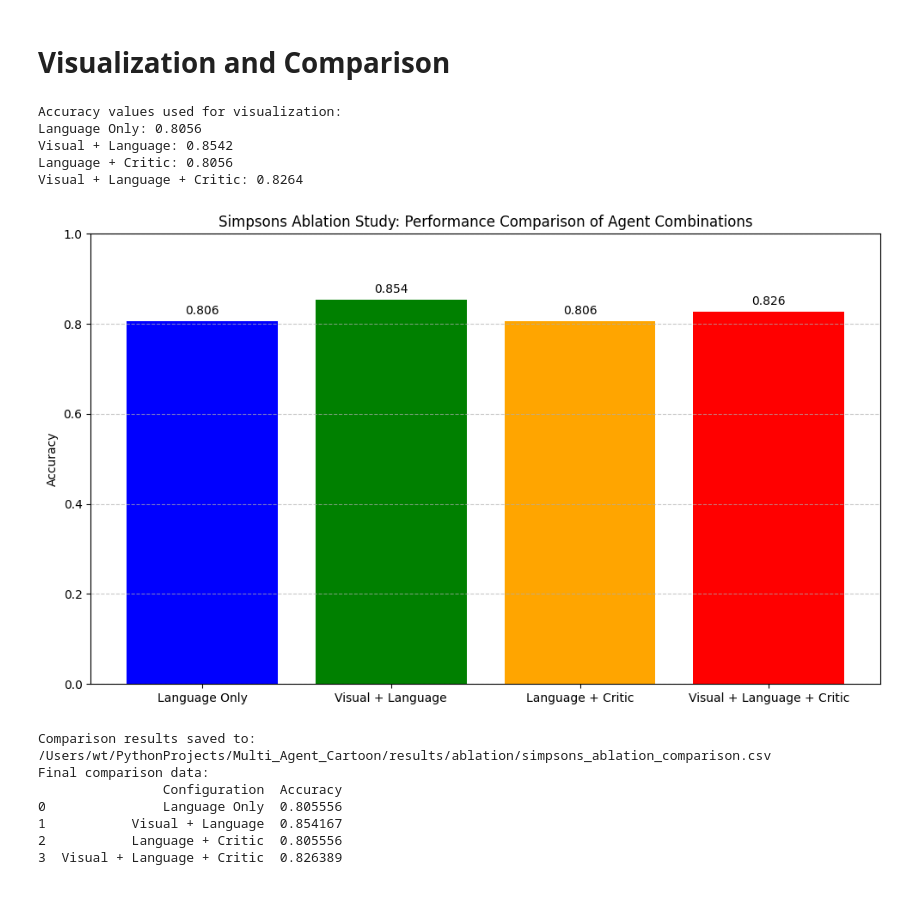
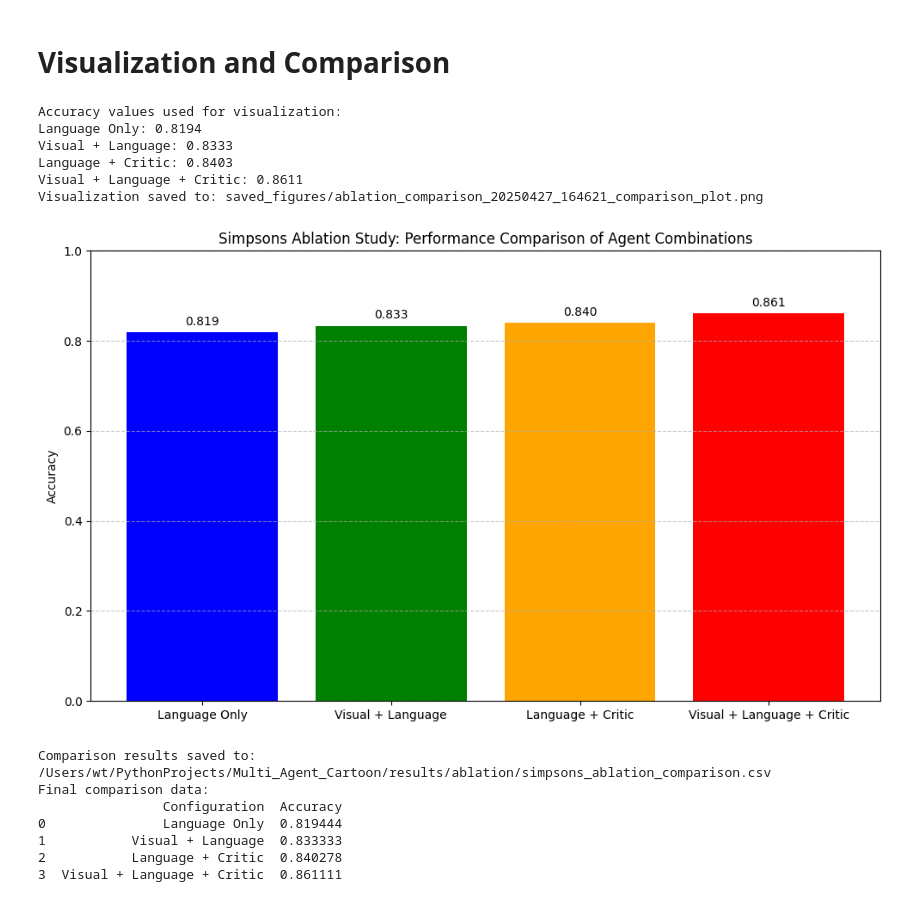
Before and after one commit to tongwu17/Multi_Agent_Cartoon, a Jupyter notebook: simpons_ablation_study.ipynb, the cells around one changed output. Drawn from its saved outputs; the diff is of its cells as text; code cells hidden in the pictures.

```diff
--- a/simpons_ablation_study.ipynb
+++ b/simpons_ablation_study.ipynb
@@ -559,7 +569,7 @@ def compute_accuracy(question, correct_answer, predicted_answer, answer_type, ma
         return 1.00, [1.00] * num_evaluations
 
     if correct_answer.lower().strip() + 's' == predicted_answer.lower().strip() or predicted_answer.lower().strip() + 's' == correct_answer.lower().strip():
-        return 0.75, [0.75] * num_evaluations
+        return 1.00, [1.00] * num_evaluations
 
     scores = []
     for evaluation_attempt in range(num_evaluations):
@@ -1075,9 +1186,6 @@ for config_name, results_list in all_results.items():
 
     # Clean up results to remove any existing average rows
     results_to_save = [r for r in results_list if r.get('question_id') != 'Average']
-
-    # Get unique questions
-    unique_questions = len(set(r['question_id'] for r in results_to_save))
 
     # Calculate average accuracy
     average_accuracy = all_accuracies.get(config_name, 0)
@@ -1091,6 +1199,7 @@ for config_name, results_list in all_results.items():
         'row_num',
         'question_id',
         'question',
+        'image_path',
         'answer_type',
         'correct_answer'
     ]
@@ -1108,14 +1217,14 @@ for config_name, results_list in all_results.items():
     else:
         column_order.append('predicted_answer')
 
-    # Always include these at the end
     column_order.extend(['evaluator_scores', 'accuracy'])
 
     # Create the average result row with only the necessary columns
     average_result = {
         'row_num': len(results_to_save) + 1,
         'question_id': 'Average',
-        'question': f'Total Questions: {unique_questions}',
+        'question': '',
+        'image_path': '',
         'answer_type': 'All',
         'correct_answer': '',
         'predicted_answer': '',
@@ -1248,45 +1357,58 @@ print("\nAccuracy values used for visualization:")
 for config, accuracy in results.items():
     print(f"{config}: {accuracy:.4f}")
 
+# Create a folder to save figures if not exist
+os.makedirs("saved_figures", exist_ok=True)
+
+# Generate timestamp for unique figure name
+timestamp = time.strftime("%Y%m%d_%H%M%S")
+config_name = f"ablation_comparison_{timestamp}"
+
 # Create the visualization
 plt.figure(figsize=(10, 6))
 bars = plt.bar(results.keys(), results.values(), color=['blue', 'green', 'orange', 'red'])
 plt.ylim(0, 1.0)
 plt.ylabel('Accuracy')
 plt.title('Simpsons Ablation Study: Performance Comparison of Agent Combinations')
 
 for bar in bars:
     height = bar.get_height()
     plt.text(bar.get_x() + bar.get_width()/2., height + 0.01,
             f'{height:.3f}', ha='center', va='bottom')
 
 plt.grid(axis='y', linestyle='--', alpha=0.7)
 plt.tight_layout()
+
+# Save the figure with a unique name
+plt.savefig(f"saved_figures/simpsons_{config_name}_comparison_plot.png", dpi=300)
+print(f"Visualization saved to: saved_figures/{config_name}_comparison_plot.png")
+
 plt.show()
 
 # Save the comparison results to CSV
 comparison_df = pd.DataFrame([results], index=['Accuracy']).T.reset_index()
 comparison_df.columns = ['Configuration', 'Accuracy']
 comparison_path = os.path.join(os.getcwd(), "results", "ablation", "simpsons_ablation_comparison.csv")
 
 # Create results directory if it doesn't exist
 os.makedirs(os.path.dirname(comparison_path), exist_ok=True)
 
 # Save the comparison file
 comparison_df.to_csv(comparison_path, index=False)
 print(f"\nComparison results saved to: {comparison_path}")
 print(f"Final comparison data:\n{comparison_df}")
 # %% [output]
 Accuracy values used for visualization:
-Language Only: 0.8056
-Visual + Language: 0.8542
-Language + Critic: 0.8056
-Visual + Language + Critic: 0.8264
+Language Only: 0.8194
+Visual + Language: 0.8333
+Language + Critic: 0.8403
+Visual + Language + Critic: 0.8611
+Visualization saved to: saved_figures/ablation_comparison_20250427_164621_comparison_plot.png
-[figure, old version]
+[figure, new version]
 Comparison results saved to: /Users/wt/PythonProjects/Multi_Agent_Cartoon/results/ablation/simpsons_ablation_comparison.csv
 Final comparison data:
                 Configuration  Accuracy
-0               Language Only  0.805556
-1           Visual + Language  0.854167
-2           Language + Critic  0.805556
-3  Visual + Language + Critic  0.826389
+0               Language Only  0.819444
+1           Visual + Language  0.833333
+2           Language + Critic  0.840278
+3  Visual + Language + Critic  0.861111
```
Also changed, not shown: parts of 2 cells of this notebook, 15 other files.
